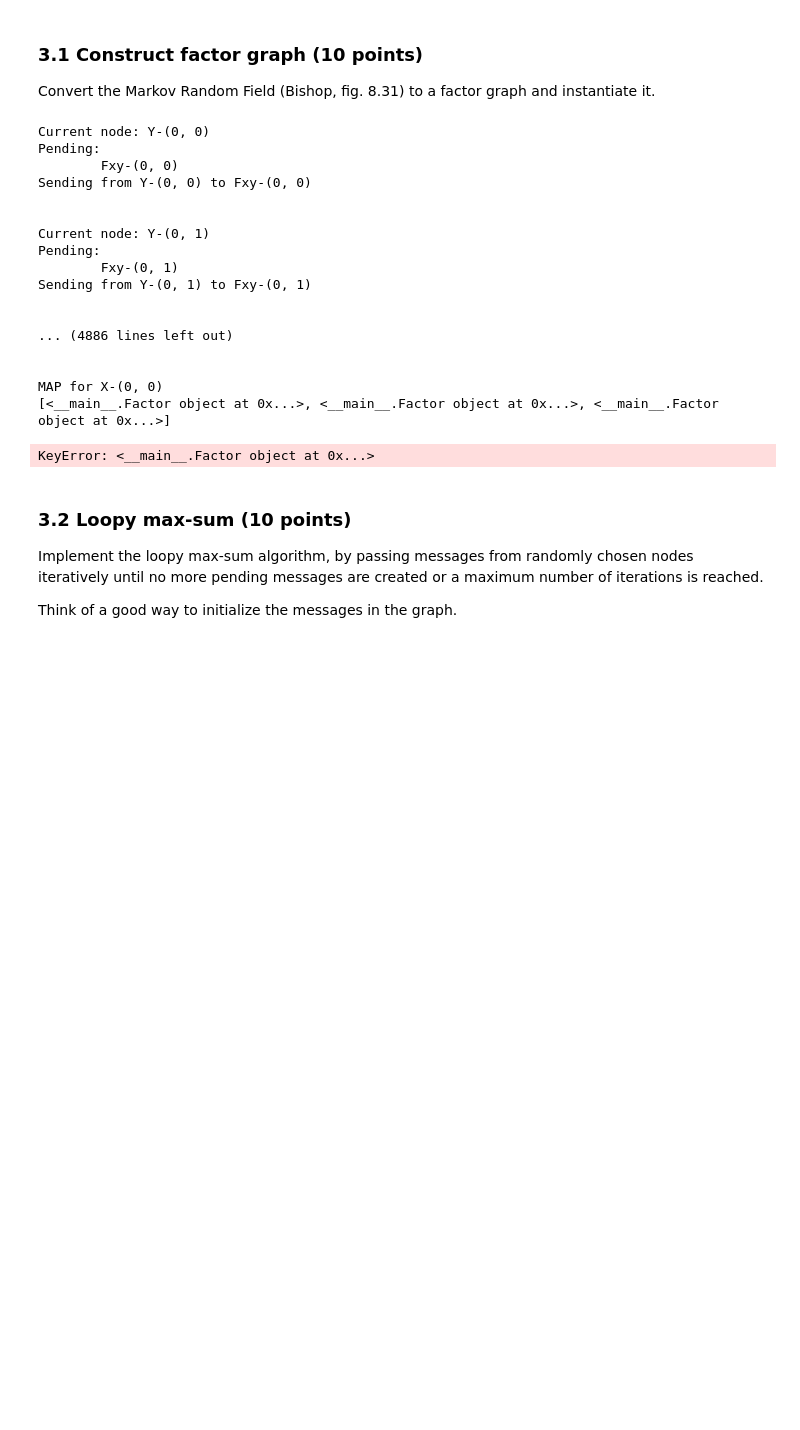
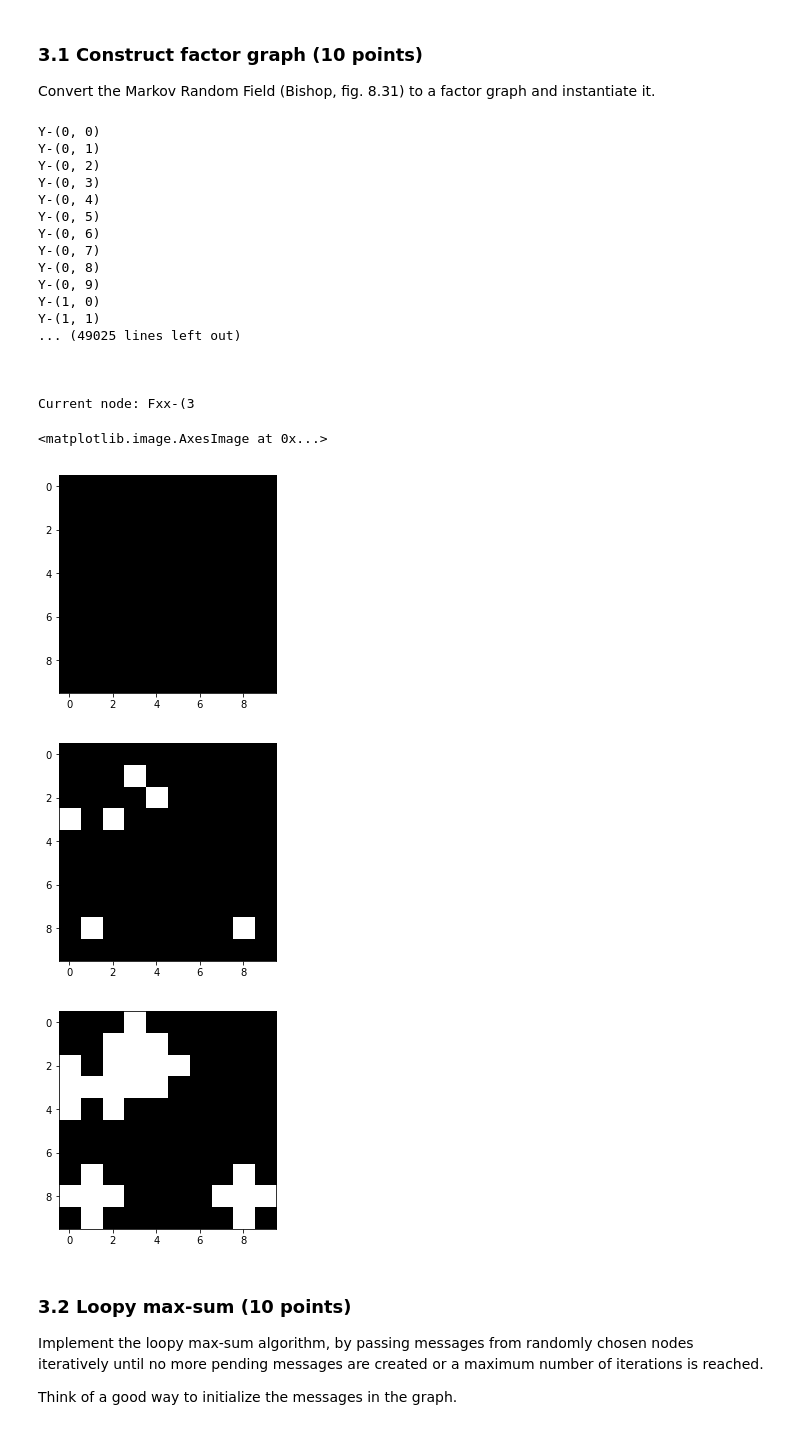
Before and after one commit to daandouwe/Machine-Learning-2, a Jupyter notebook: lab2/lab2.ipynb, the cells around one changed output. Saved outputs shown, nothing was run; the diff lists cells and outputs as text; code cells hidden in the pictures; blank space fills up the shorter version.

```diff
--- a/lab2/lab2.ipynb
+++ b/lab2/lab2.ipynb
@@ -844,6 +840,17 @@ class MRF:
                 node.send_ms_msg(pending)
             print('\n')
 
+    def initialize_messages(self, node_list):
+        for node in node_list:
+            print(node)
+            for neighbour in node.neighbours:
+                if type(neighbour) == Variable:
+                    node.in_msgs[neighbour] = np.zeros(neighbour.num_states)
+                    node.pending.update({neighbour})
+                else:
+                    node.in_msgs[neighbour] = np.zeros(node.num_states)
+                    node.pending.update({neighbour})
+
 
     def max_sum(self):
 
@@ -854,15 +861,22 @@ class MRF:
                 factor = self.xy_factors[x, y]
                 y.pending.add(factor)
 
+
         flat_y = self.y_variables.flatten()
         flat_x = self.x_variables.flatten()
         xy_factors = np.array([factor for factor in self.xy_factors.values()])
         xx_factors = np.array([factor for factor in self.xx_factors.values()])
 
         one_way = concatenate((flat_y, xy_factors, flat_x, xx_factors))
+        other_way = reversed(concatenate((flat_y, xy_factors, flat_x)))
 
-        self.passing(one_way)
-        self.passing(reversed(one_way))
+        # initialize messages
+        self.initialize_messages(one_way)
+
+        for i in range(1):
+            self.passing(one_way)
+    #         self.passing(reversed(one_way))
+            self.passing(other_way)
 
         def send_pending(node):
             print("Current node: {}".format(node))
@@ -890,14 +904,14 @@ class MRF:
         denoised = np.zeros((self.m, self.n))
 
         def MAP_state(node):
-            print(node.neighbours)
+#             print(node.neighbours)
             mus = [node.in_msgs[nb] for nb in node.neighbours] + np.log(node.observed_state)
             return np.argmax(np.add.reduce(mus))
 
         for i in range(self.m):
             for j in range(self.n):
                 x = self.x_variables[i,j]
-                print('MAP for {}'.format(x))
+                print('MAP for {}: '.format(x), MAP_state(x))
                 denoised[i,j] = MAP_state(x)
         return denoised
 
@@ -907,24 +921,37 @@ mrf.max_sum()
 
 denoised = mrf.denoised()
 # %% [output]
-Current node: Y-(0, 0)
-Pending:
-        Fxy-(0, 0)
-Sending from Y-(0, 0) to Fxy-(0, 0)
+Y-(0, 0)
+Y-(0, 1)
+Y-(0, 2)
+Y-(0, 3)
+Y-(0, 4)
+Y-(0, 5)
+Y-(0, 6)
+Y-(0, 7)
+Y-(0, 8)
+Y-(0, 9)
+Y-(1, 0)
+Y-(1, 1)
+... (49025 lines left out)
 
 
-Current node: Y-(0, 1)
-Pending:
-        Fxy-(0, 1)
-Sending from Y-(0, 1) to Fxy-(0, 1)
 
-
-... (4886 lines left out)
-
-
-MAP for X-(0, 0)
-[<__main__.Factor object at 0x...>, <__main__.Factor object at 0x...>, <__main__.Factor object at 0x...>]
+Current node: Fxx-(3
-KeyError: <__main__.Factor object at 0x...>
+# %%
+figure()
+imshow(test_im)
+
+figure()
+imshow(noise_test_im)
+
+figure()
+imshow(denoised)
+# %% [output]
+<matplotlib.image.AxesImage at 0x...>
+[figure, added]
+[figure, added]
+[figure, added]
 # %% [markdown]
 ### 3.2 Loopy max-sum (10 points)
 Implement the loopy max-sum algorithm, by passing messages from randomly chosen nodes iteratively until no more pending messages are created or a maximum number of iterations is reached.
```
Also changed, not shown: parts of 1 cell of this notebook.
